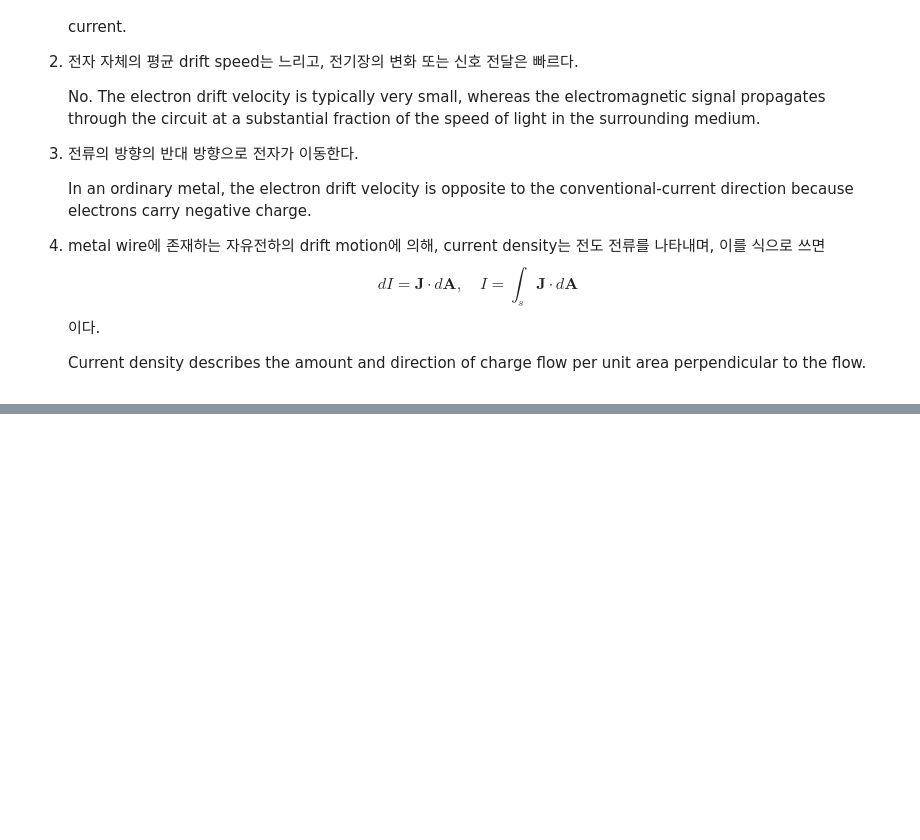
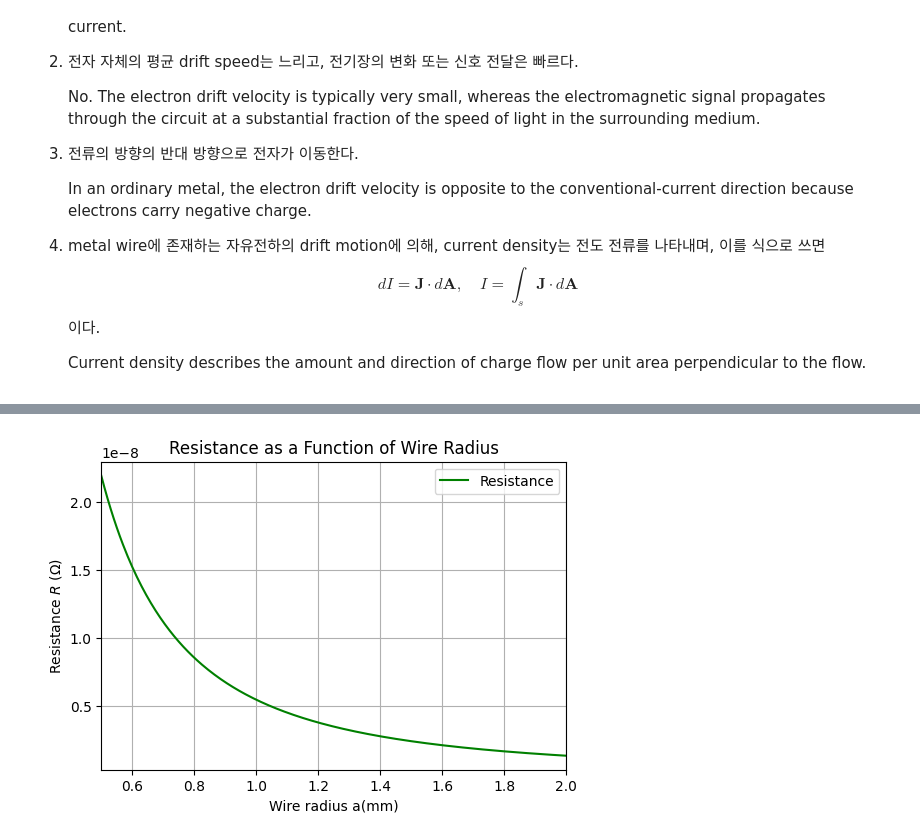
Before and after one commit to hyerim1212/maxwell-to-programmable-photonics, a Jupyter notebook: notebooks/03_conductors_currents_and_dielectrics.ipynb, the cells around one changed output, grey strips where cells are left out. Cells and saved outputs as stored; diff of their text form; code cells hidden in the pictures; blank space fills up the shorter version.

```diff
--- a/notebooks/03_conductors_currents_and_dielectrics.ipynb
+++ b/notebooks/03_conductors_currents_and_dielectrics.ipynb
@@ -219,0 +249,15 @@ A metal wire carries a steady current.
+# %%
+L = 1.0 # [m]
+a = 1.0 * 10**(-4) # [mm]
+sigma = 5.8 * 10**7 # [S/m]
+voltage_0 = 1.0 # [V]
+
+response = uniform_wire_response(voltage_0, L, a, sigma)
+
+inner_electric_field = response["inner_electric_field"]
+current_density = response["current_density"]
+area = response["area"]
+current = response["current"]
+resistance = response["resistance"]
+power = response["power"]
+volumetric_power_density = response["volumetric_power_density"]
@@ -219,0 +268,67 @@ A metal wire carries a steady current.
+# %%
+x_1 = np.linspace(0.5, 2.0, 301)
+
+R = np.zeros_like(x_1)
+I = np.zeros_like(x_1)
+P = np.zeros_like(x_1)
+
+for i, a_value in enumerate(x_1):
+    response_a = uniform_wire_response(voltage_0, L, a_value, sigma)
+
+    try:
+        R[i] = response_a["resistance"]
+        I[i] = response_a["current"]
+        P[i] = response_a["power"]
+
+    except ValueError:
+        R[i] = np.nan
+        I[i] = np.nan
+        P[i] = np.nan
+
+
+
+#R
+plt.figure(figsize=(6, 4))
+
+plt.plot(x_1, R, label="Resistance", color = "green")
+
+plt.xlim(0.5, 2.0)
+
+plt.xlabel("Wire radius a(mm)")
+plt.ylabel(r"Resistance $R$ ($\Omega$)")
+plt.title("Resistance as a Function of Wire Radius")
+plt.grid(True)
+plt.legend()
+plt.show()
+
+
+#I
+plt.figure(figsize=(6, 4))
+
+plt.plot(x_1, I, label="Current")
+
+plt.xlim(0.5, 2.0)
+
+plt.xlabel("Wire radius a(mm)")
+plt.ylabel(r"Current $I$ ($V$)")
+plt.title("Current as a Function of Wire Radius")
+plt.grid(True)
+plt.legend()
+plt.show()
+
+
+#P
+plt.figure(figsize=(6, 4))
+
+plt.plot(x_1, P, label="Power", color = "skyblue")
+
+plt.xlim(0.5, 2.0)
+
+plt.xlabel("Wire radius a(mm)")
+plt.ylabel(r"Power $P$ ($W$)")
+plt.title("Power as a Function of Wire Radius")
+plt.grid(True)
+plt.legend()
+plt.show()
+# %% [output]
+[figure, added]
```
Also changed, not shown: parts of 16 cells of this notebook, 1 other file.
